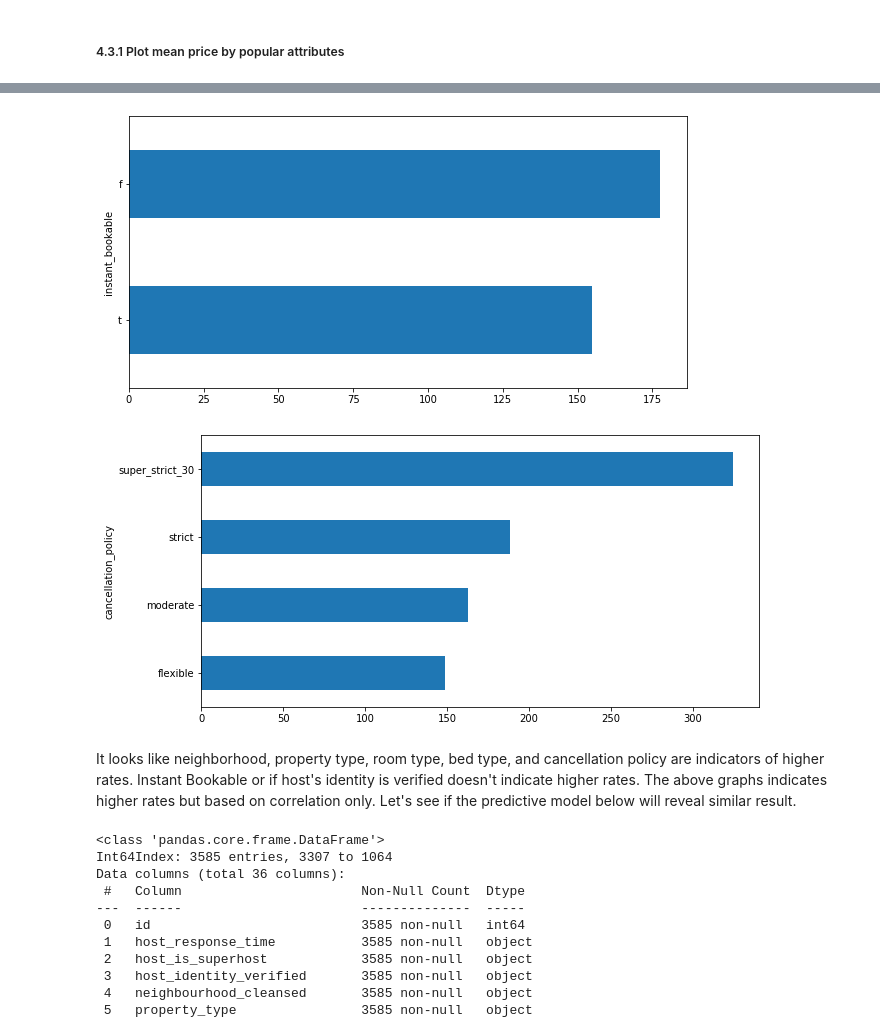
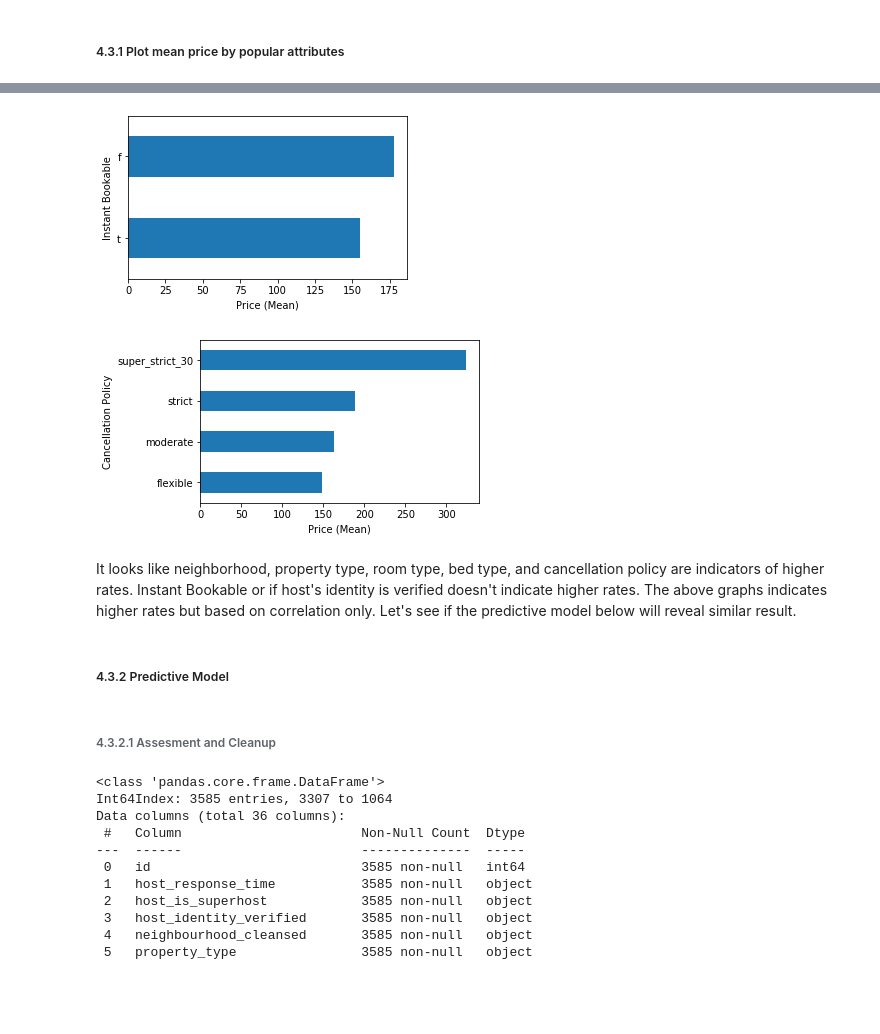
Before and after one commit to dataprojectsteward/IntroToDataScience, a Jupyter notebook: BlogPost Boston AirBNB.ipynb, the cells around one changed output, grey strips where cells are left out. Cells and saved outputs as stored; diff of their text form; code cells hidden in the pictures; blank space fills up the shorter version.

```diff
--- a/BlogPost Boston AirBNB.ipynb
+++ b/BlogPost Boston AirBNB.ipynb
@@ -1198,26 +1217,36 @@ host_mean.plot(kind = 'barh', figsize = (10,5));
 # %%
 #Plot mean price by bookable
 bookable_mean = df_listing_clean.groupby(df_listing_clean['instant_bookable'])['price'].mean()
 bookable_mean.sort_values(ascending=True,inplace=True)
-bookable_mean.plot(kind = 'barh', figsize = (10,5));
+bookable_mean.plot(kind = 'barh', figsize = (5,3));
+plt.xlabel('Price (Mean)')
+plt.ylabel('Instant Bookable')
+plt.show()
 # %% [output]
-[figure, old version]
+[figure, new version]
 # %%
 #Plot mean price by cancellation policy
 cancel_mean = df_listing_clean.groupby(df_listing_clean['cancellation_policy'])['price'].mean()
 cancel_mean.sort_values(ascending=True,inplace=True)
-cancel_mean.plot(kind = 'barh', figsize = (10,5));
+cancel_mean.plot(kind = 'barh', figsize = (5,3));
+plt.xlabel('Price (Mean)')
+plt.ylabel('Cancellation Policy')
+plt.show()
 # %% [output]
-[figure, old version]
+[figure, new version]
 # %% [markdown]
 It looks like neighborhood, property type, room type, bed type, and cancellation policy are indicators of higher rates.
 Instant Bookable or if host's identity is verified doesn't indicate higher rates. The above graphs indicates higher rates but based on correlation only. Let's see if the predictive model below will reveal similar result.
+# %% [markdown]
+##### 4.3.2  Predictive Model
 # %%
 #import libraries needed for prediction, to determine which variables drives the prices
 from sklearn.feature_extraction.text import CountVectorizer
 from sklearn.model_selection import train_test_split
 from sklearn.metrics import r2_score, mean_squared_error, median_absolute_error
 from sklearn.ensemble import RandomForestRegressor
+# %% [markdown]
+###### 4.3.2.1 Assesment and Cleanup
 # %%
 #display variables
 df_listing_clean.info()
```
Also changed, not shown: parts of 25 cells of this notebook, 1 other file.
